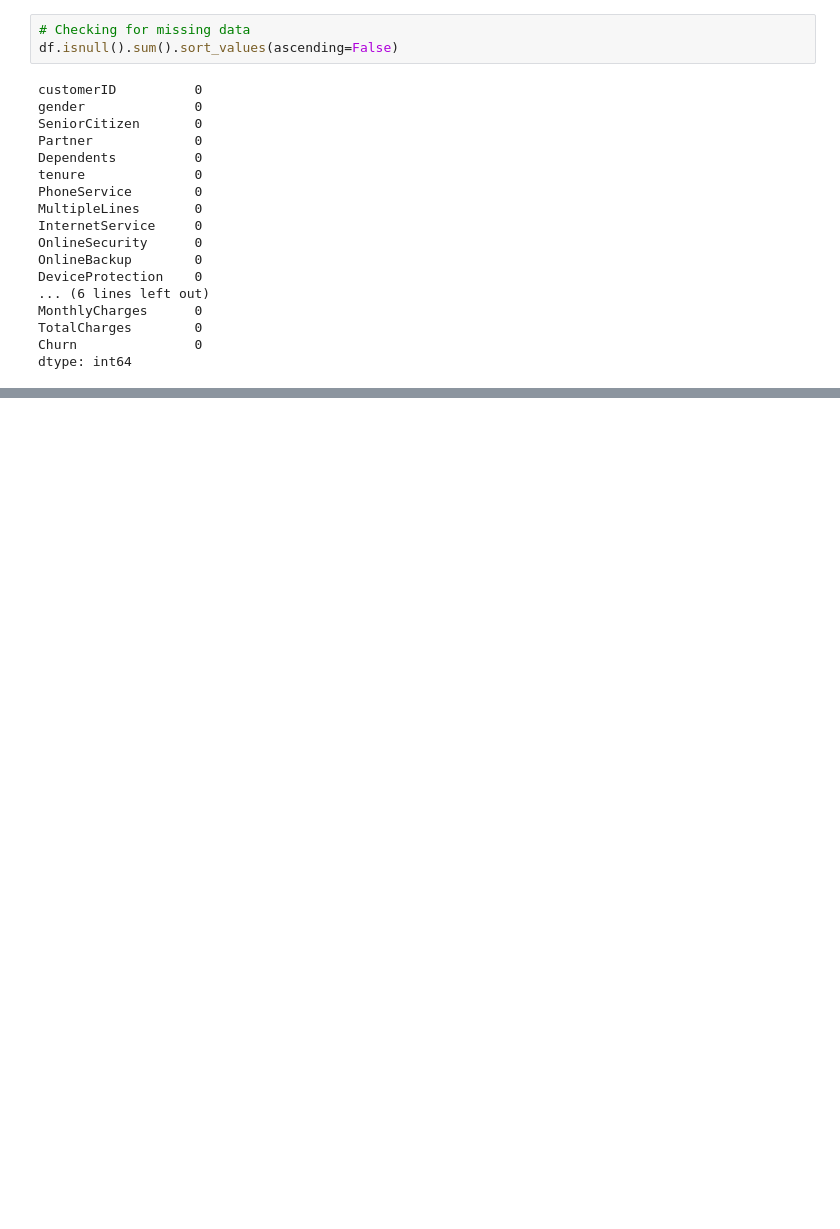
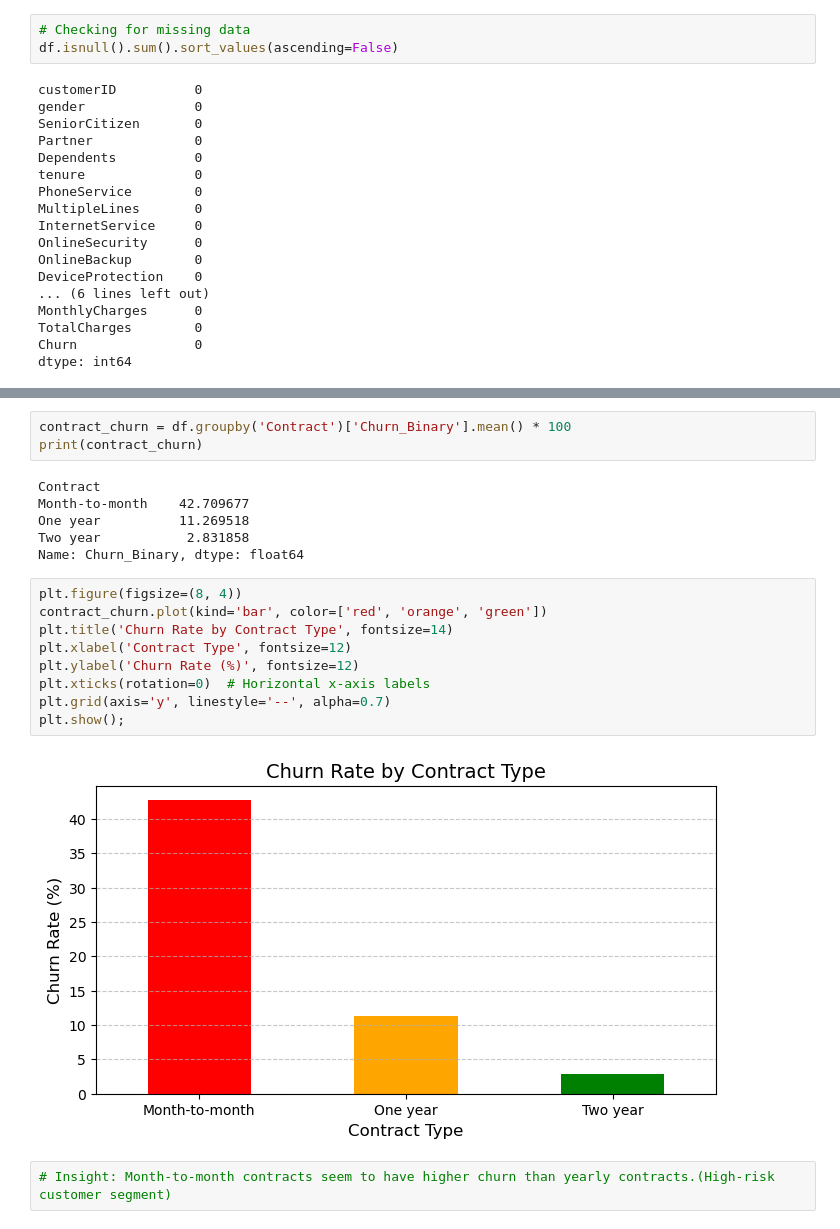
Before and after one commit to NCa307/Week5_project_prep, a Jupyter notebook: week5_project.ipynb, the cells around one changed output, grey strips where cells are left out. Cells and saved outputs as stored; diff of their text form; blank space fills up the shorter version.

```diff
--- a/week5_project.ipynb
+++ b/week5_project.ipynb
@@ -113,0 +189,22 @@ dtype: int64
+# %%
+contract_churn = df.groupby('Contract')['Churn_Binary'].mean() * 100
+print(contract_churn)
+# %% [output]
+Contract
+Month-to-month    42.709677
+One year          11.269518
+Two year           2.831858
+Name: Churn_Binary, dtype: float64
+# %%
+plt.figure(figsize=(8, 4))
+contract_churn.plot(kind='bar', color=['red', 'orange', 'green'])
+plt.title('Churn Rate by Contract Type', fontsize=14)
+plt.xlabel('Contract Type', fontsize=12)
+plt.ylabel('Churn Rate (%)', fontsize=12)
+plt.xticks(rotation=0)  # Horizontal x-axis labels
+plt.grid(axis='y', linestyle='--', alpha=0.7)
+plt.show();
+# %% [output]
+[figure, added]
+# %%
+# Insight: Month-to-month contracts seem to have higher churn than yearly contracts.(High-risk customer segment)
```
Also changed, not shown: parts of 37 cells of this notebook.
